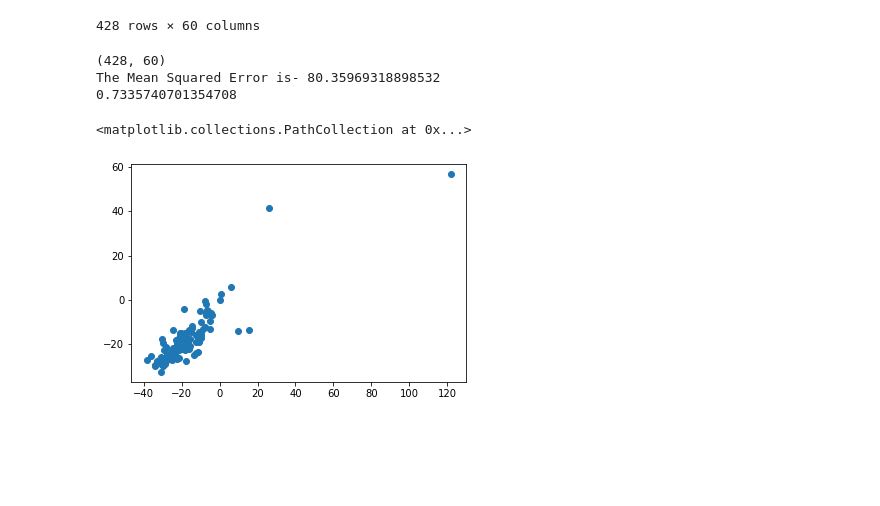
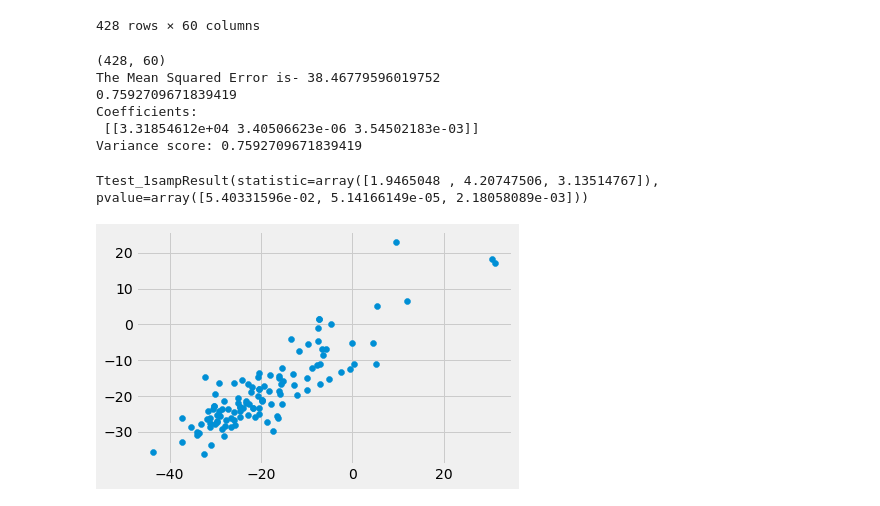
Before and after one commit to 107SBakst/107SBakst.github.io, a Jupyter notebook: Python/project_oecd4.ipynb, the cells around one changed output. Drawn from its saved outputs; the diff is of its cells as text; code cells hidden in the pictures; blank space fills up the shorter version.

```diff
--- a/Python/project_oecd4.ipynb
+++ b/Python/project_oecd4.ipynb
@@ -189,38 +167,45 @@ mmdf
 mmdf.columns
 print(mmdf.shape)
 mmdf = mmdf.sort_values(by='datavalue_df',ascending=False)
-data = mmdf[10:400]
-data1 = data[data['gdp_per_c'].notnull() & data['ba+'].notnull() & data['datavalue_df'].notnull() & data['comp_us_%_df3'].notnull()]
-x = data1[['gdp_per_c','ba+_educm100','datavalue_df']]
+data = mmdf
+data1 = data[data['gdp_per_c'].notnull() & data['2017_ba+'].notnull() & data['datavalue_df'].notnull() & data['datavalue_df3'].notnull()]
+x = data1[['comp_avg_%_gdp_per_c',"population_age_25+_with_at_least_a_bachelor's_degree_(2017)",'comp_avg_%_df1']]
 y = data1[['comp_us_%_df3']]
 
 from sklearn.model_selection import train_test_split
 
 X_train, X_test, y_train, y_test = train_test_split(x, y, train_size = 0.70, test_size = 0.30, random_state = 100)
 
 #mlr = LinearRegression()
 #mlr.fit(X_train, y_train)
 
 from sklearn.linear_model import LinearRegression
 regressor = LinearRegression()
 regressor.fit(X_train, y_train)
 
 #Predicting the Test set result
 y_pred = regressor.predict(X_test)
 
 
 
-
 from sklearn.metrics import mean_squared_error
 print("The Mean Squared Error is- {}".format(mean_squared_error(y_test, y_pred)))
 #sns.lineplot(x='X_test',y='y_pred')
 from sklearn.metrics import r2_score
 print(r2_score(y_test,y_pred))
 
 plt.scatter(y_test,y_pred)
+print('Coefficients: \n', regressor.coef_) #Shows the coefficients of the 3 regressors used in the model.
+print('Variance score: {}'.format(regressor.score(X_test, y_test)))
+import scipy
+from scipy import stats
+scipy.stats.ttest_1samp(X_test,popmean=0)
 # %% [output]
 (428, 60)
-The Mean Squared Error is- 80.35969318898532
-0.7335740701354708
+The Mean Squared Error is- 38.46779596019752
+0.7592709671839419
+Coefficients:
+ [[3.31854612e+04 3.40506623e-06 3.54502183e-03]]
+Variance score: 0.7592709671839419
-<matplotlib.collections.PathCollection at 0x...>
+Ttest_1sampResult(statistic=array([1.9465048 , 4.20747506, 3.13514767]), pvalue=array([5.40331596e-02, 5.14166149e-05, 2.18058089e-03]))
-[figure, old version]
+[figure, new version]
```
Also changed, not shown: parts of 4 cells of this notebook.
